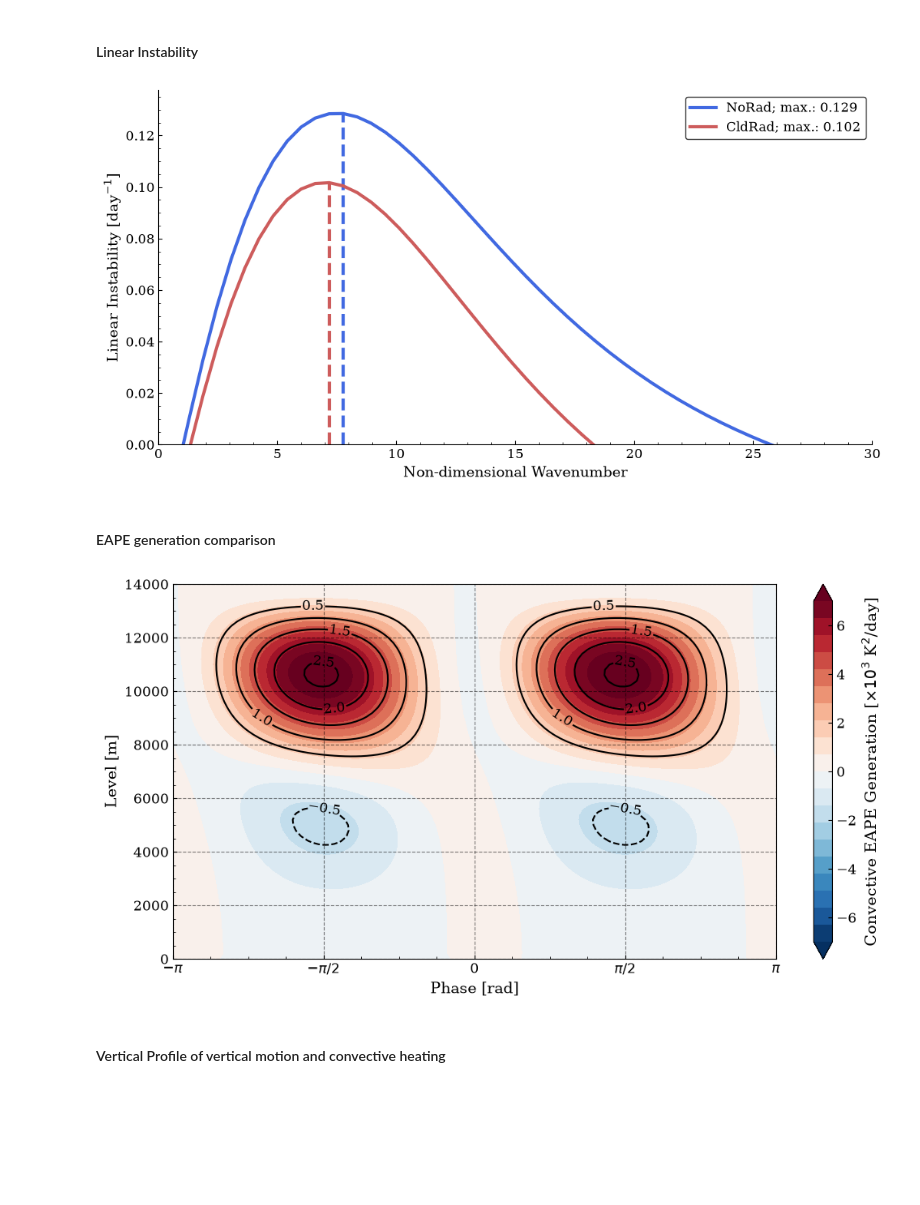
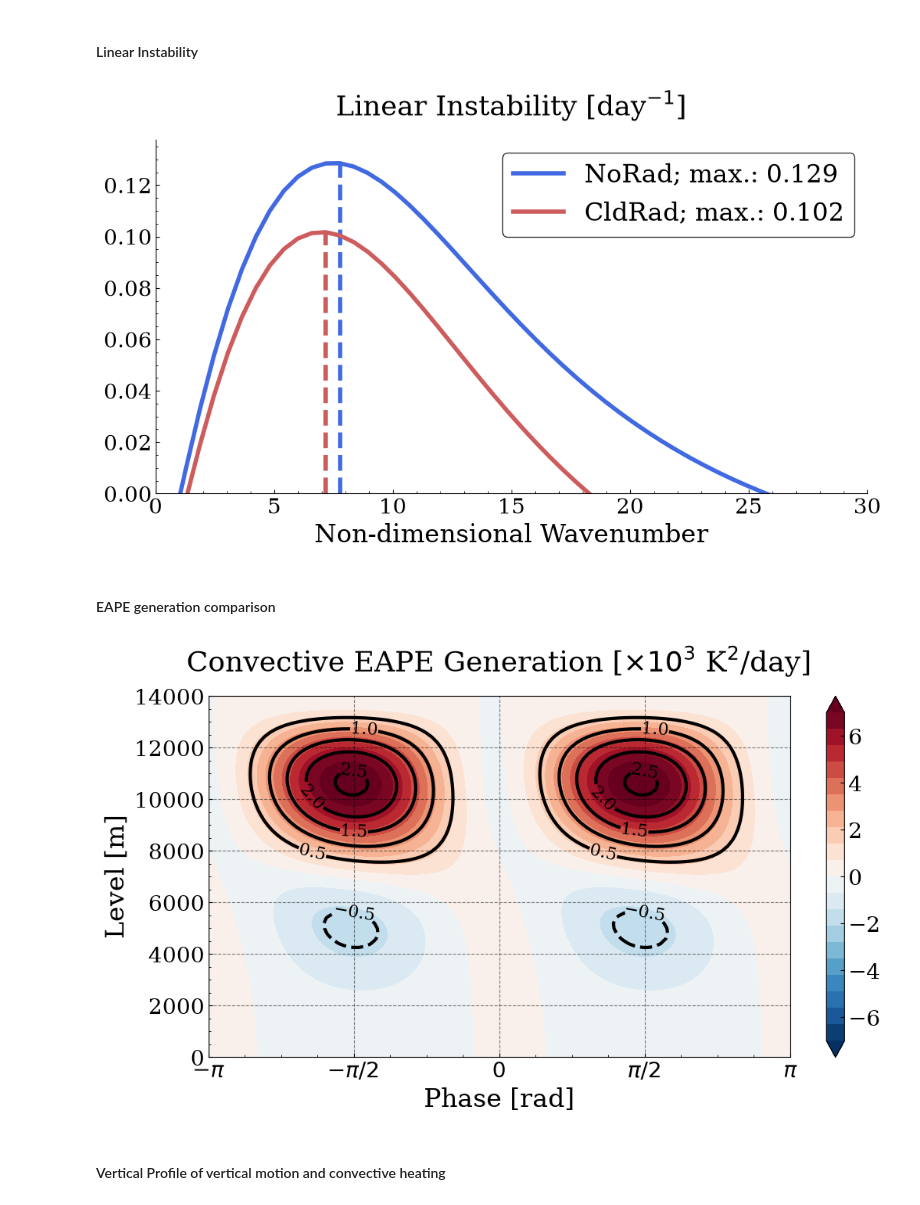
Before and after one commit to JosephKan828/Kuang_v0.3.0_Analysis, a Jupyter notebook: NoRad_CldRad/2026_AOGS.ipynb, the cells around one changed output. Saved outputs shown, nothing was run; the diff lists cells and outputs as text; code cells hidden in the pictures; blank space fills up the shorter version.

Commit message:
docs: update 2026 AOGS notebook and figures

```diff
--- a/NoRad_CldRad/2026_AOGS.ipynb
+++ b/NoRad_CldRad/2026_AOGS.ipynb
@@ -81,11 +81,11 @@ with h5py.File("/work/b11209013/Kuang2008_v0.3.0/full/CldRad_combined/State.h5",
 # %%
 plt.rcParams.update({
     "font.family": "serif",
-    "xtick.labelsize": 12,
-    "ytick.labelsize": 12,
-    "axes.labelsize": 14,
-    "axes.titlesize": 16,
-    "legend.fontsize": 12,
+    "xtick.labelsize": 20,
+    "ytick.labelsize": 20,
+    "axes.labelsize": 24,
+    "axes.titlesize": 26,
+    "legend.fontsize": 24,
     "xtick.direction": "in",
     "ytick.direction": "in",
 })
@@ -96,46 +96,46 @@ fig, ax = plt.subplots(1, 1, figsize=(12, 6))
 ax.plot(
     k, growth_rate["NoRad"],
     color="royalblue",
-    linewidth=3,
+    linewidth=4,
     label=f"NoRad; max.: {(growth_rate['NoRad'].max()):.3f}"
 )
 ax.vlines(
     k[np.argmax(growth_rate["NoRad"])],
     0, growth_rate["NoRad"][np.argmax(growth_rate["NoRad"])],
     color="royalblue", linestyle="--",
-    linewidth=3
+    linewidth=4
 )
 
 ax.plot(
     k, growth_rate["CldRad"],
     color="indianred",
-    linewidth=3,
+    linewidth=4,
     label=f"CldRad; max.: {growth_rate['CldRad'].max():.3f}"
 )
 ax.vlines(
     k[np.argmax(growth_rate["CldRad"])],
     0, growth_rate["CldRad"][np.argmax(growth_rate["CldRad"])],
     color="indianred", linestyle="--",
-    linewidth=3
+    linewidth=4
 )
 
 ax.minorticks_on()
 ax.spines["top"].set_visible(False)
 ax.spines["right"].set_visible(False)
 
 
 
 ax.set_xlim(0, 30)
 ax.set_ylim(0, None)
 ax.set_xlabel("Non-dimensional Wavenumber")
-ax.set_ylabel(r"Linear Instability [day$^{-1}$]")
+ax.set_title(r"Linear Instability [day$^{-1}$]", y=1.05)
 ax.legend(edgecolor="k")
 
 plt.savefig(figr_dir / "linear_instab.png", dpi=500, bbox_inches="tight")
 plt.show()
 plt.close(fig)
 # %% [output]
-[figure, old version]
+[figure, new version]
 # %% [markdown]
 #### EAPE generation comparison
 # %%
@@ -161,26 +161,28 @@ cld_ct = ax.contour(
     x_cldrad, z,
     conv_gen["CldRad"]*1e3,
     colors="k",
-    levels=[i for i in np.linspace(-2.5, 2.5, 11) if np.abs(i)>1e-3]
+    levels=[i for i in np.linspace(-2.5, 2.5, 11) if np.abs(i)>1e-3],
+    linewidths=3
 )
 
 ax.minorticks_on()
 ax.set_xticks(np.linspace(-np.pi, np.pi, 5))
 ax.set_xticklabels([r"$-\pi$", r"$-\pi/2$", r"$0$", r"$\pi/2$", r"$\pi$"])
+ax.set_title(r"Convective EAPE Generation [$\times 10^3$ K$^2$/day]", y=1.05)
 
 ax.set_xlabel("Phase [rad]")
 ax.set_ylabel("Level [m]")
-ax.clabel(cld_ct, inline=True, fontsize=12)
+ax.clabel(cld_ct, inline=True, fontsize=16)
 ax.grid(color="k", linestyle="--", alpha=0.5)
 cbar = fig.colorbar(no_ctf, ax=ax)
 cbar.set_ticks(np.linspace(-6, 6, 7))
-cbar.set_label(r"Convective EAPE Generation [$\times 10^3$ K$^2$/day]")
+
 
 plt.savefig(figr_dir / "conv_gen.png", dpi=500, bbox_inches="tight")
 plt.show()
 plt.close(fig)
 # %% [output]
-[figure, old version]
+[figure, new version]
 # %% [markdown]
 #### Vertical Profile of vertical motion and convective heating
 # %%
```
Also changed, not shown: parts of 2 cells of this notebook, 6 other files.
